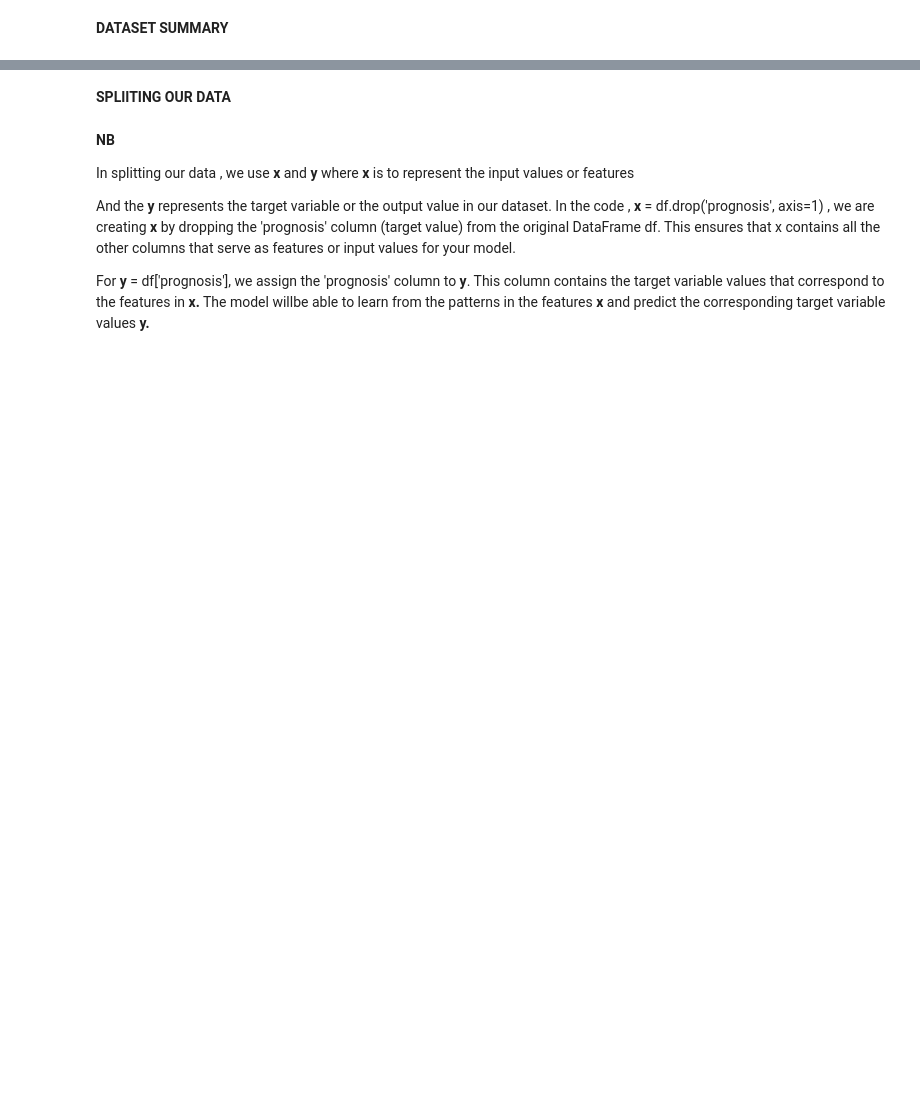
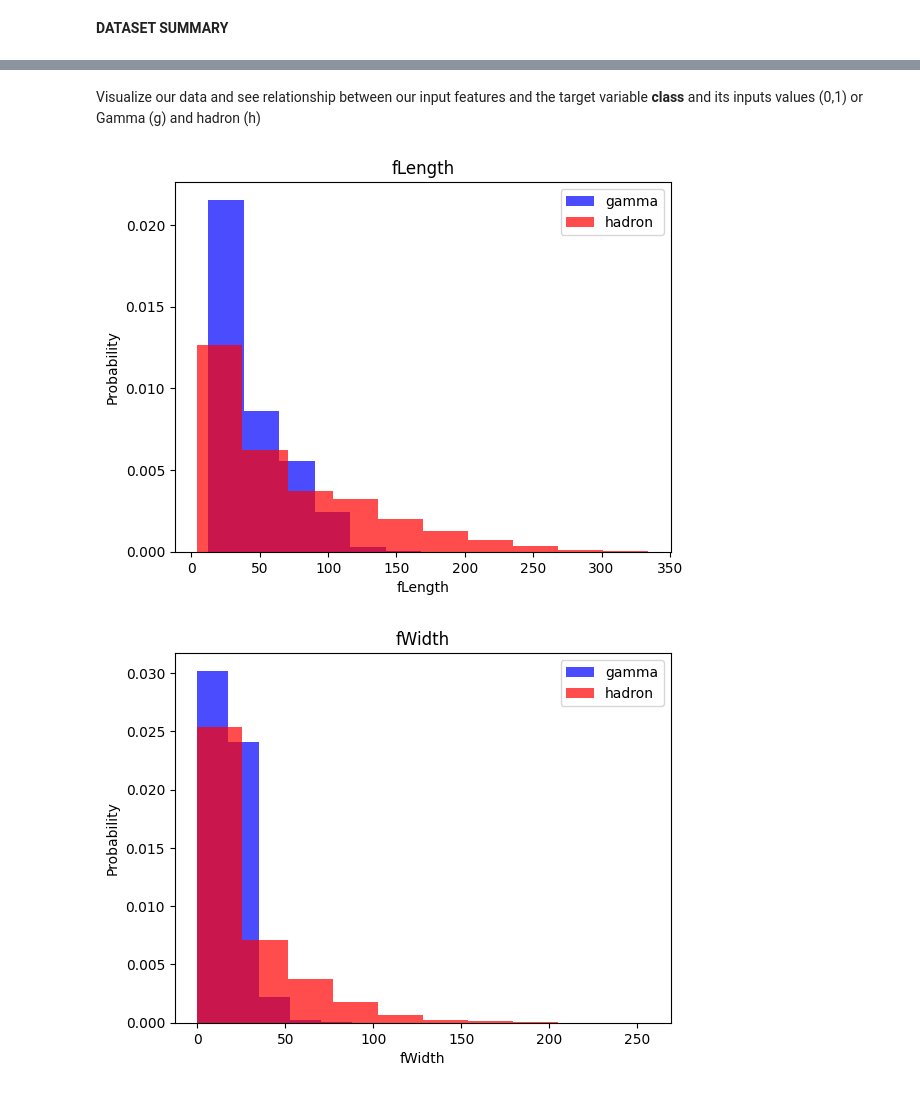
Before and after one commit to katendejericho5/mlproject, a Jupyter notebook: dataprep.ipynb, the cells around one changed output, grey strips where cells are left out. Cells and saved outputs as stored; diff of their text form; code cells hidden in the pictures; blank space fills up the shorter version.

```diff
--- a/dataprep.ipynb
+++ b/dataprep.ipynb
@@ -20,0 +9,5 @@ df.describe()
+# %%
+#loading the dataset and inputting column /feature headings
+cols = ["fLength", "fWidth", "fSize", "fConc", "fConc1", "fAsym", "fM3Long", "fM3Trans", "fAlpha", "fDist", "class"]
+df = pd.read_csv("magic04.data", names=cols)
+df.head()
@@ -46,0 +53,2 @@ Length: 134, dtype: int64
+# %%
+df["class"] = (df["class"] == "g").astype(int)
@@ -87,5 +69,0 @@ dropping the unnamed
-# %%
-
-df.drop('Unnamed: 133', axis=1, inplace=True)
-#df.columns
-df
@@ -135,11 +96,14 @@ max             1.000000
-# %% [markdown]
-**SPLIITING OUR DATA**
-# %% [markdown]
-**NB**
-
-In splitting our data , we use **x** and **y** where **x** is to represent the input values or features
-
-And the **y** represents the target variable or the output value in our dataset.
-In the code , **x** = df.drop('prognosis', axis=1) , we are creating **x** by dropping the 'prognosis' column (target value) from the original DataFrame df. This ensures that x contains all the other columns that serve as features or input values for your model.
-
-For **y** = df['prognosis'], we assign the 'prognosis' column to **y**. This column contains the target variable values that correspond to the features in **x.** The model willbe able to  learn from the patterns in the features **x** and  predict the corresponding target variable values **y.**
+# %% [markdown]
+Visualize our data and see relationship between our input features and the target variable **class** and its inputs values (0,1) or Gamma (g) and hadron (h)
+# %%
+for label in cols[:-1]:
+  plt.hist(df[df["class"]==1][label], color='blue', label='gamma', alpha=0.7, density=True)
+  plt.hist(df[df["class"]==0][label], color='red', label='hadron', alpha=0.7, density=True)
+  plt.title(label)
+  plt.ylabel("Probability")
+  plt.xlabel(label)
+  plt.legend()
+  plt.show()
+# %% [output]
+[figure, added]
+[figure, added]
```
Also changed, not shown: parts of 18 cells of this notebook, 4 other files.
